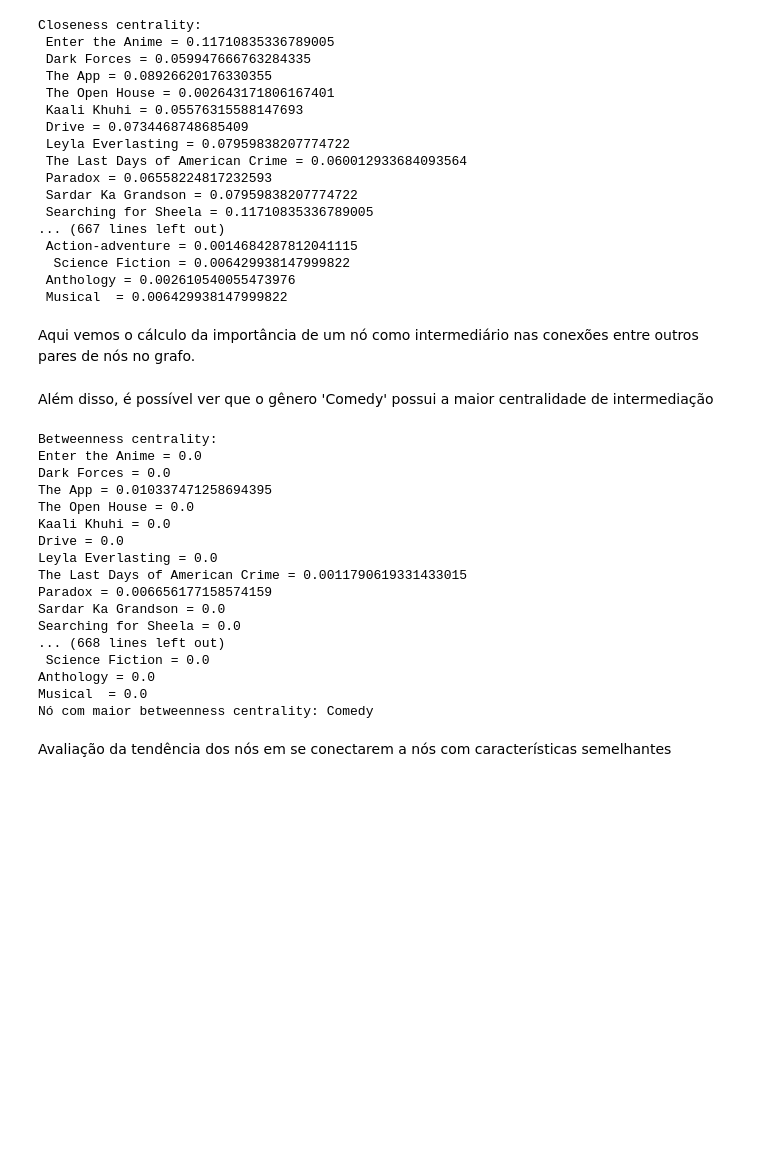
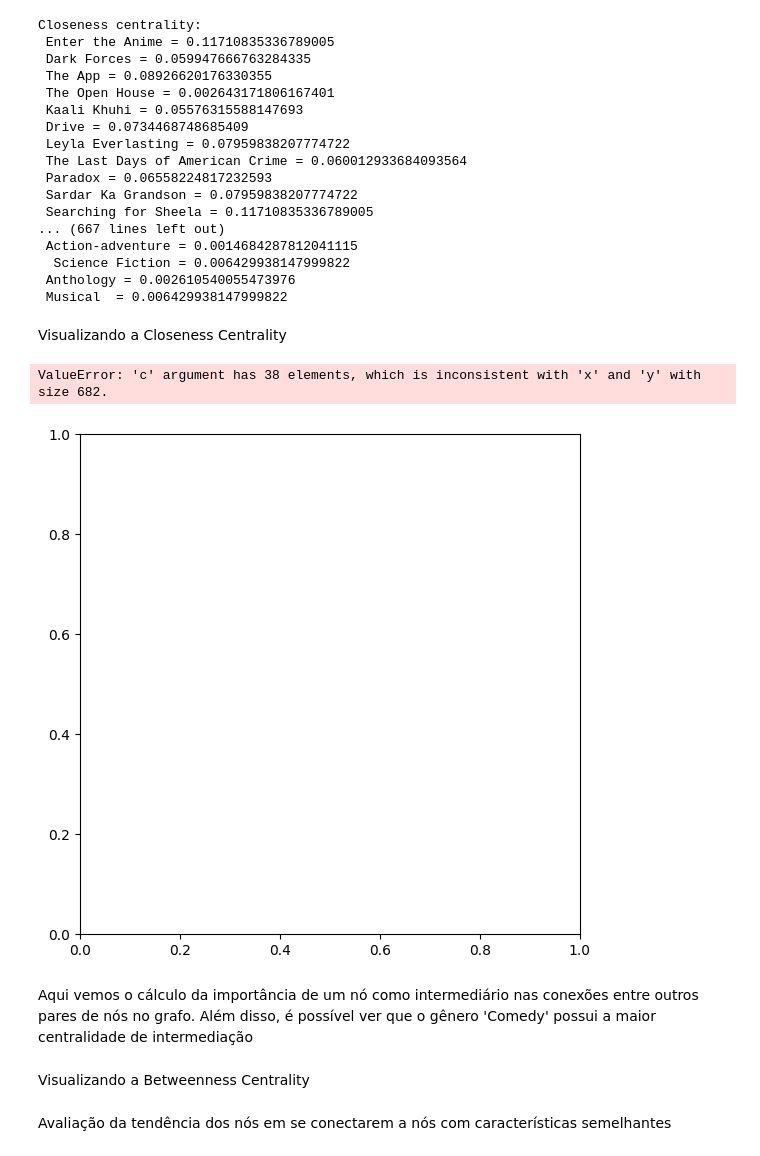
Before and after one commit to nataly-enne/network_analysis, a Jupyter notebook: u3_project/pyvis_analysis/pyvis_analysis.ipynb, the cells around one changed output. Saved outputs shown, nothing was run; the diff lists cells and outputs as text; code cells hidden in the pictures; blank space fills up the shorter version.

```diff
--- a/u3_project/pyvis_analysis/pyvis_analysis.ipynb
+++ b/u3_project/pyvis_analysis/pyvis_analysis.ipynb
@@ -135,7 +171,7 @@ for index, row in thriller_movies.iterrows():
     title = row['Title']
     genres = row['Genre'].split('/')
     for genre in genres:
-        G.add_edge(title, genre)
+        C.add_edge(title, genre)
 # %% [markdown]
 Componentes conectados fortemente do gênero Thriller
 # %%
@@ -217,7 +315,7 @@ Raat Akeli Hai: 0.16222142113076254
 # %% [markdown]
 Centralidade de grau para cada nó no grafo
 # %%
-degree_centrality = nx.degree_centrality(G)
+degree_centrality = nx.degree_centrality(C)
 
 print("Degree centrality:")
 for node, centrality in degree_centrality.items():
@@ -243,7 +341,7 @@ Musical  = 0.0014684287812041115
 # %% [markdown]
 Aqui vemos a a centralidade de proximidade do grafo todo.
 # %%
-closeness_centrality = nx.closeness_centrality(G)
+closeness_centrality = nx.closeness_centrality(C)
 
 print("Closeness centrality:")
 for node, centrality in closeness_centrality.items():
@@ -266,12 +364,32 @@ Closeness centrality:
   Science Fiction = 0.006429938147999822
  Anthology = 0.002610540055473976
  Musical  = 0.006429938147999822
+# %% [markdown]
+Visualizando a Closeness Centrality
+# %%
+closeness_centrality = nx.closeness_centrality(C)
+plt.figure(figsize=(5, 5))
+
+color_map = [closeness_centrality[node] for node in C.nodes()]
+
+pos = nx.spring_layout(C, seed=42)
+cmap = plt.cm.viridis
+nx.draw(C, with_labels=False, pos=pos, node_color=color_map, edge_color='gray', cmap=cmap)
+nx.draw_networkx_labels(C, pos, font_size=6)
+
+sm = cm.ScalarMappable(cmap=cmap)
+sm.set_array([])
+cbar = plt.colorbar(sm)
+cbar.set_label('Closeness Centrality')
+plt.show()
+# %% [output]
+ValueError: 'c' argument has 38 elements, which is inconsistent with 'x' and 'y' with size 682.
+[figure, added]
 # %% [markdown]
 Aqui vemos o cálculo da importância de um nó como intermediário nas conexões entre outros pares de nós no grafo.
+Além disso, é possível ver que o gênero 'Comedy' possui a maior centralidade de intermediação
-# %% [markdown]
-Além disso, é possível ver que o gênero 'Comedy' possui a maior centralidade de intermediação
 # %%
-betweenness_centrality = nx.betweenness_centrality(G)
+betweenness_centrality = nx.betweenness_centrality(C)
 
 print("Betweenness centrality:")
 for node, centrality in betweenness_centrality.items():
@@ -279,21 +397,5 @@ for node, centrality in betweenness_centrality.items():
 
 max_node = max(betweenness_centrality, key=betweenness_centrality.get)
 print("Nó com maior betweenness centrality:", max_node)
-# %% [output]
-Betweenness centrality:
-Enter the Anime = 0.0
-Dark Forces = 0.0
-The App = 0.010337471258694395
-The Open House = 0.0
-Kaali Khuhi = 0.0
-Drive = 0.0
-Leyla Everlasting = 0.0
-The Last Days of American Crime = 0.0011790619331433015
-Paradox = 0.006656177158574159
-Sardar Ka Grandson = 0.0
-Searching for Sheela = 0.0
-... (668 lines left out)
- Science Fiction = 0.0
-Anthology = 0.0
-Musical  = 0.0
-Nó com maior betweenness centrality: Comedy
+# %% [markdown]
+Visualizando a Betweenness Centrality
```
Also changed, not shown: parts of 20 cells of this notebook.
